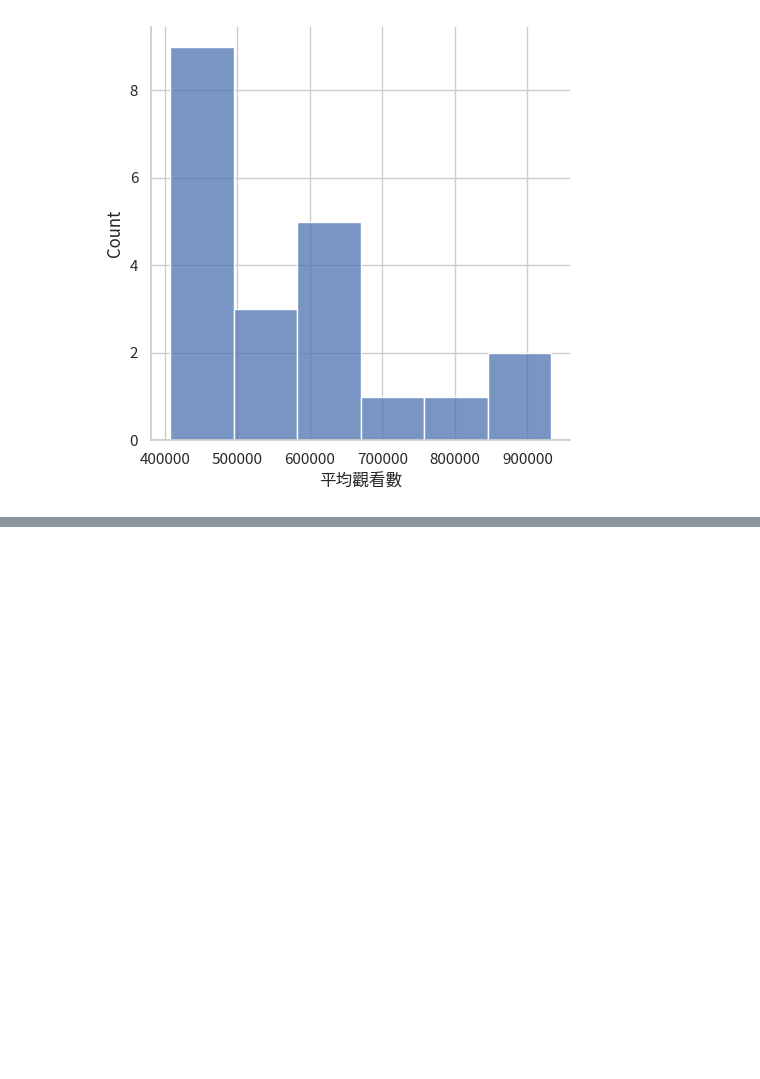
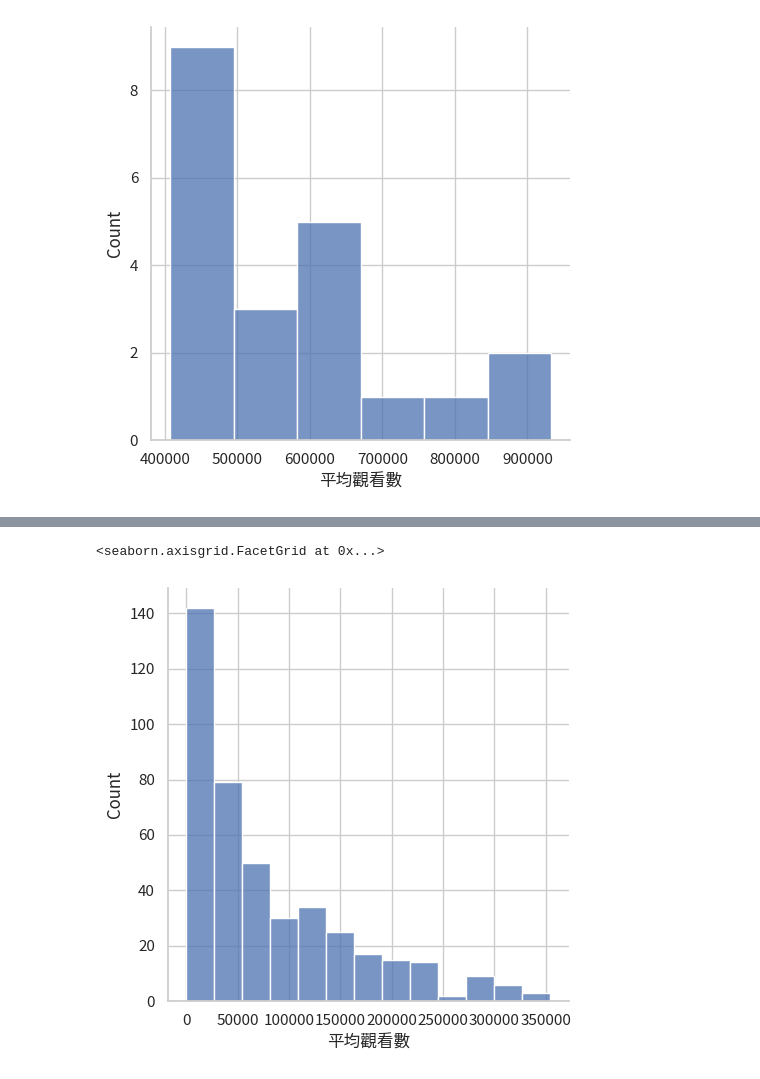
Before and after one commit to hsiaoyt0923/Anime_View_Number_Regression, a Jupyter notebook: visualize.ipynb, the cells around one changed output, grey strips where cells are left out. Cells and saved outputs as stored; diff of their text form; code cells hidden in the pictures; blank space fills up the shorter version.

```diff
--- a/visualize.ipynb
+++ b/visualize.ipynb
@@ -168,3 +168,6 @@ sns.displot(data=df1, x='平均觀看數')
 # %% [output]
 <seaborn.axisgrid.FacetGrid at 0x...>
 [figure]
+# %%
+df2 = df.loc[df['平均觀看數'] <= 400000].sort_values('平均觀看數', ascending=False)
+df2
@@ -170,0 +188,5 @@ sns.displot(data=df1, x='平均觀看數')
+# %%
+sns.displot(data=df2, x='平均觀看數')
+# %% [output]
+<seaborn.axisgrid.FacetGrid at 0x...>
+[figure, added]
```
Also changed, not shown: parts of 2 cells of this notebook.
